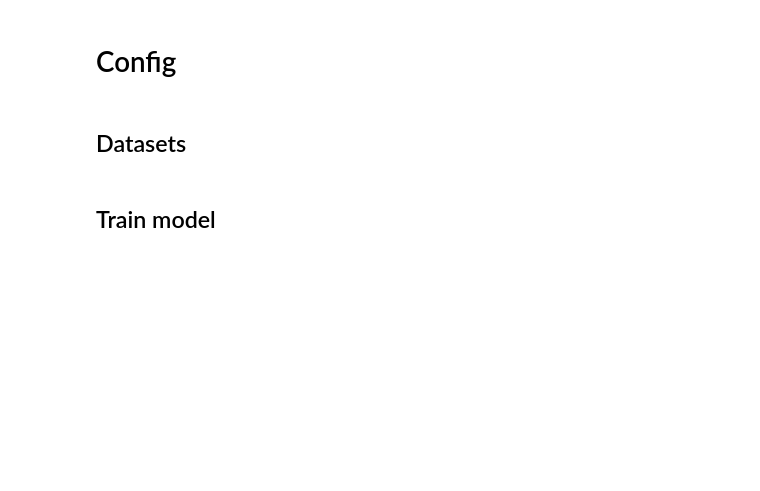
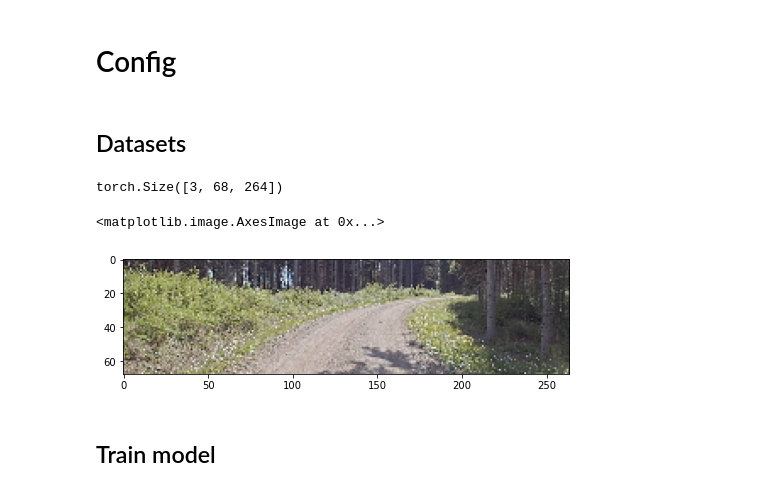
Before and after one commit to UT-ADL/e2e-rally-estonia, a Jupyter notebook: train_pilotnet.ipynb, the cells around one changed output. Cells and saved outputs as stored; diff of their text form; code cells hidden in the pictures; blank space fills up the shorter version.

```diff
--- a/train_pilotnet.ipynb
+++ b/train_pilotnet.ipynb
@@ -77,6 +77,15 @@ valid_paths = [
 validset = NvidiaDataset(valid_paths, camera="front_wide", transform=tr)
 validloader = torch.utils.data.DataLoader(validset, batch_size=64, shuffle=False,
                                          num_workers=32, pin_memory=True, persistent_workers=True)
+# %%
+sample_image = validset[600]["image"]
+print(sample_image.shape)
+plt.figure(figsize=(8, 8))
+plt.imshow(sample_image.permute(1, 2, 0))
+# %% [output]
+torch.Size([3, 68, 264])
+<matplotlib.image.AxesImage at 0x...>
+[figure, added]
 # %% [markdown]
 ## Train model
 # %%
```
Also changed, not shown: parts of 8 cells of this notebook, 4 other files.
